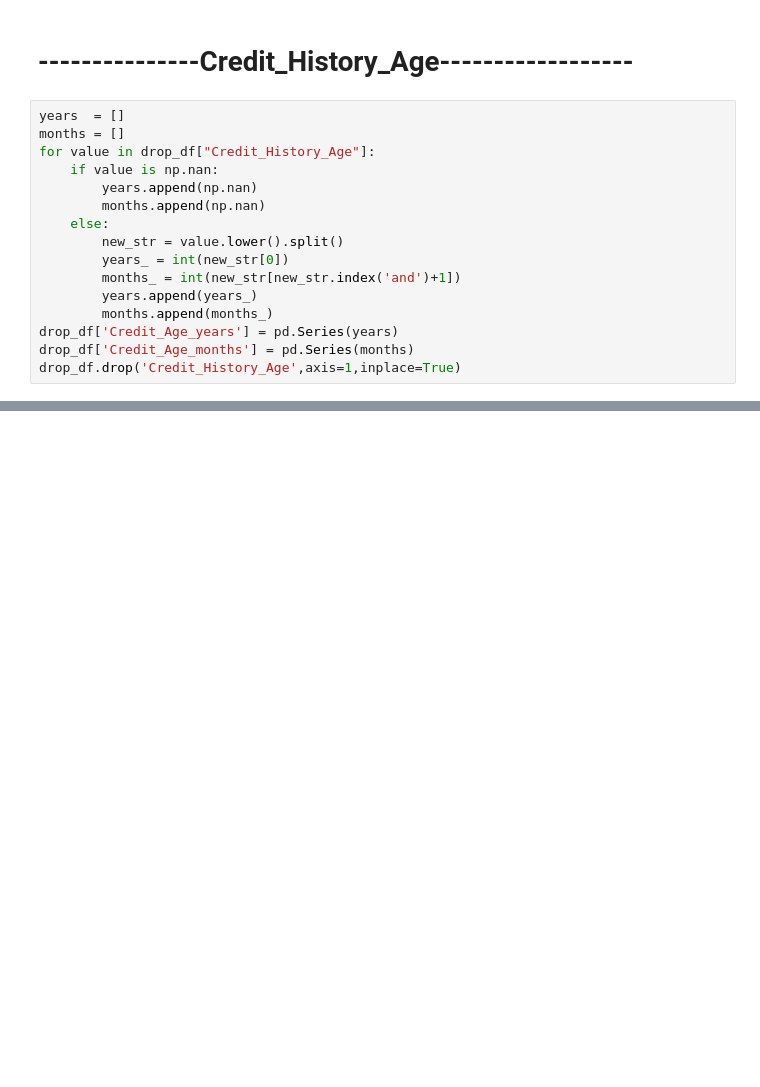
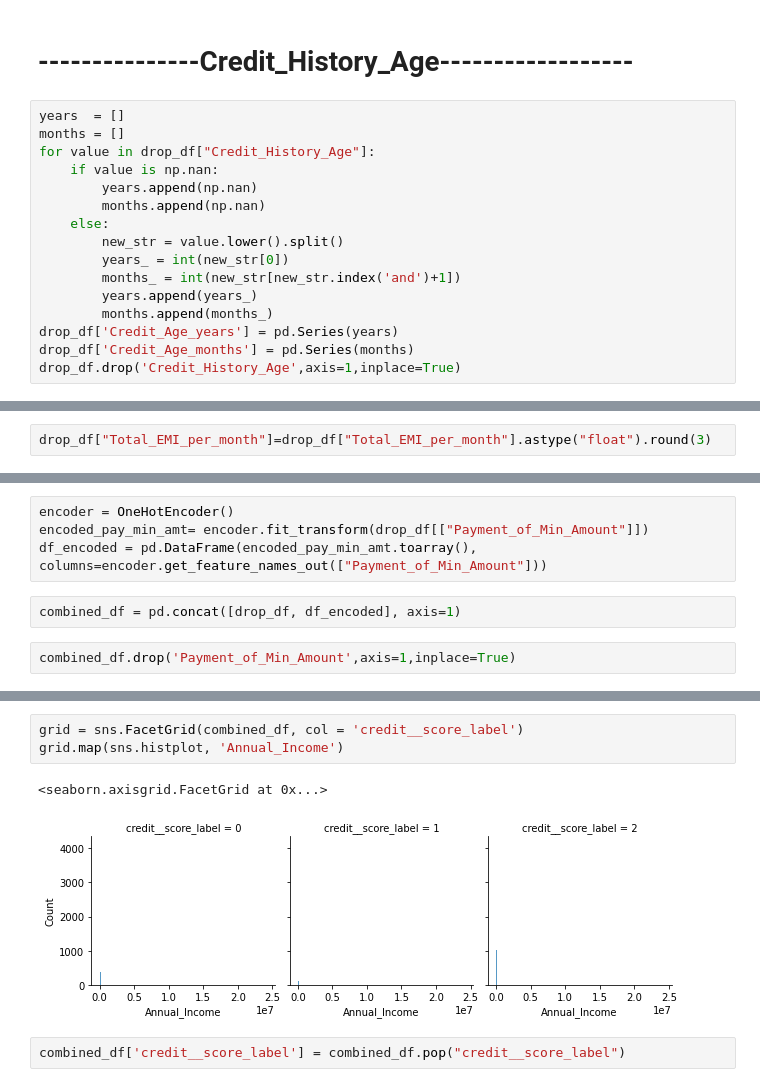
Before and after one commit to 80396-B2/Credit_Score_Prediction, a Jupyter notebook: main.ipynb, the cells around one changed output, grey strips where cells are left out. Drawn from its saved outputs; the diff is of its cells as text; blank space fills up the shorter version.

```diff
--- a/main.ipynb
+++ b/main.ipynb
@@ -687,0 +788,2 @@ memory usage: 11.4+ MB
+# %%
+drop_df["Total_EMI_per_month"]=drop_df["Total_EMI_per_month"].astype("float").round(3)
@@ -687,0 +826,8 @@ memory usage: 11.4+ MB
+# %%
+encoder = OneHotEncoder()
+encoded_pay_min_amt= encoder.fit_transform(drop_df[["Payment_of_Min_Amount"]])
+df_encoded = pd.DataFrame(encoded_pay_min_amt.toarray(), columns=encoder.get_feature_names_out(["Payment_of_Min_Amount"]))
+# %%
+combined_df = pd.concat([drop_df, df_encoded], axis=1)
+# %%
+combined_df.drop('Payment_of_Min_Amount',axis=1,inplace=True)
@@ -687,0 +850,8 @@ memory usage: 11.4+ MB
+# %%
+grid = sns.FacetGrid(combined_df, col = 'credit__score_label')
+grid.map(sns.histplot, 'Annual_Income')
+# %% [output]
+<seaborn.axisgrid.FacetGrid at 0x...>
+[figure, added]
+# %%
+combined_df['credit__score_label'] = combined_df.pop("credit__score_label")
```
Also changed, not shown: parts of 43 cells of this notebook.
